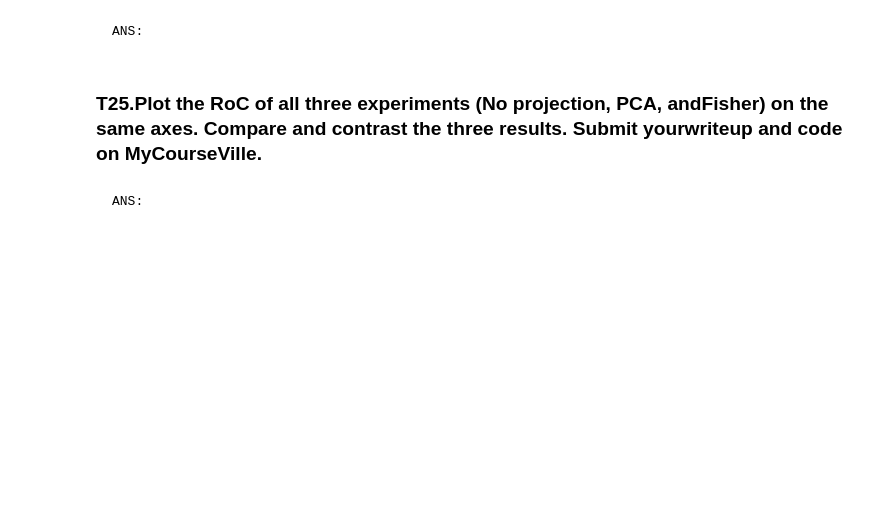
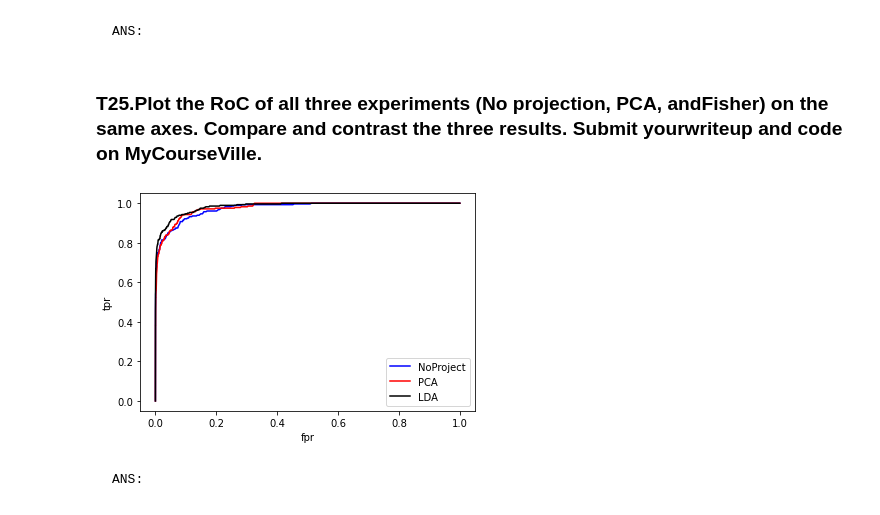
Before and after one commit to Bee0Theepob/Pattern, a Jupyter notebook: HW3/HW3_Fisherfaces(student).ipynb, the cells around one changed output. Cells and saved outputs as stored; diff of their text form; code cells hidden in the pictures; blank space fills up the shorter version.

```diff
--- a/HW3/HW3_Fisherfaces(student).ipynb
+++ b/HW3/HW3_Fisherfaces(student).ipynb
@@ -786,2 +822,18 @@ n_dim = ...
+# %%
+# INSERT CODE HERE
+color=["blue","red","black"]
+label=["NoProject","PCA","LDA"]
+def plot_roc2(input_mat):
+    for i in range(len(input_mat)):
+        tpr_list,fpr_list,fnr_list,tnr_list=calculate_roc(input_mat[i])
+        plt.plot(fpr_list,tpr_list,"-",color=color[i],label=label[i])
+    plt.xlabel("fpr")
+    plt.ylabel("tpr")
+    plt.legend()
+    plt.show()
+
+plot_roc2([similarity_matrix_No_project,similarity_matrix_PCA,similarity_matrix_lda])
+# %% [output]
+[figure, added]
 # %% [markdown]
     ANS:
```
Also changed, not shown: parts of 28 cells of this notebook, 1 other file.
